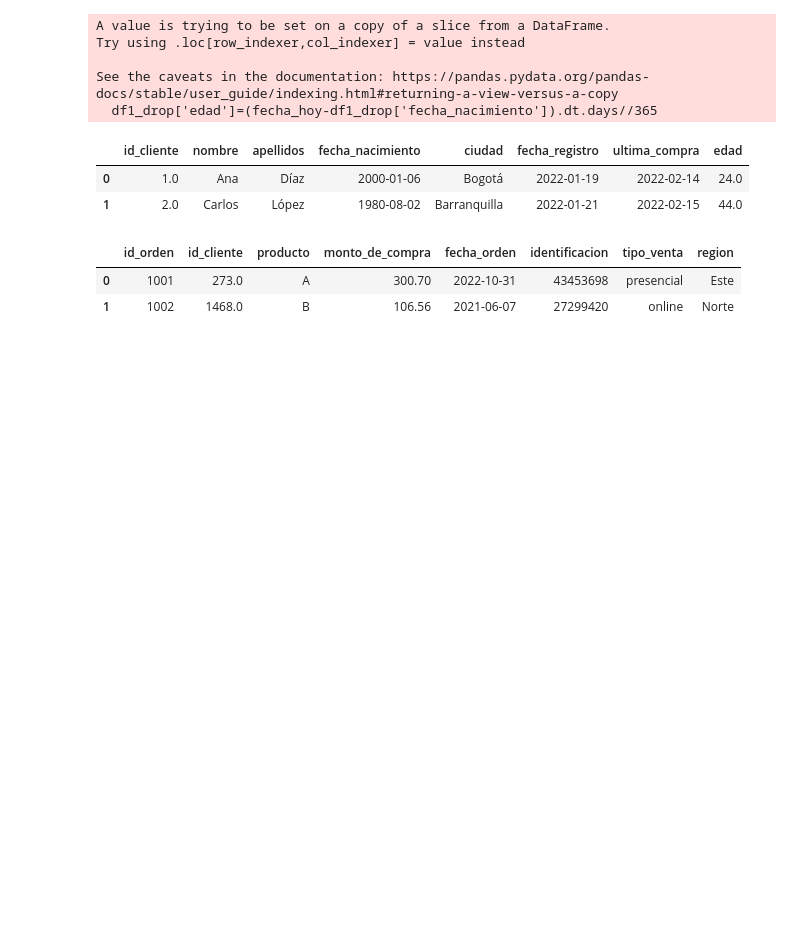
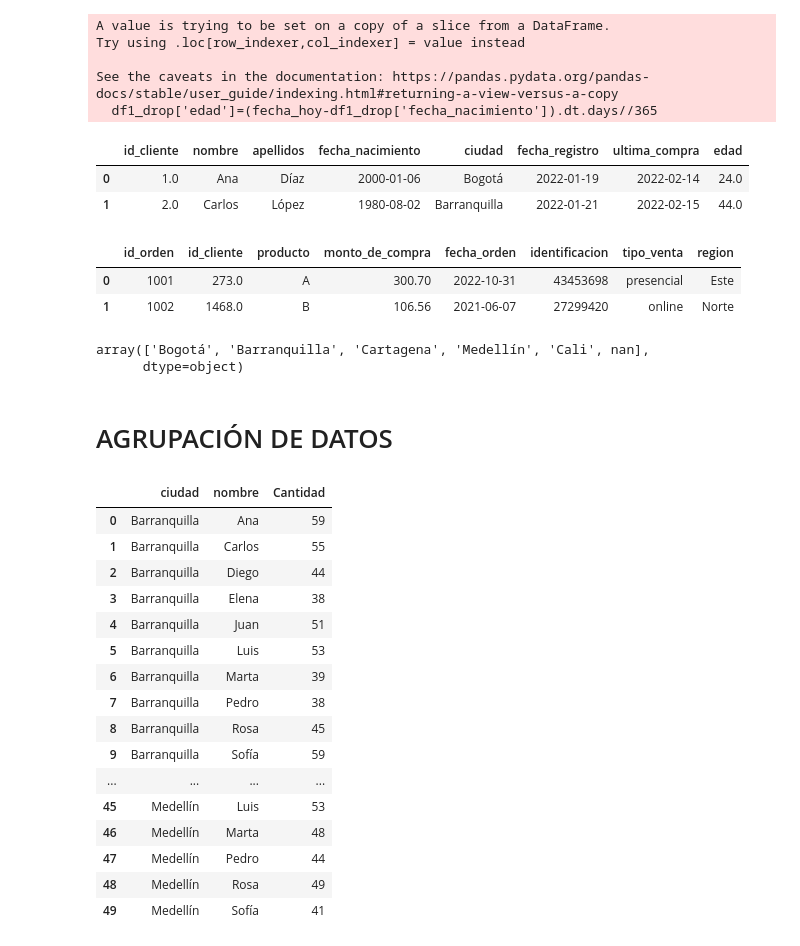
Before and after one commit to Juanesalamanca/INTRODUCCION, a Jupyter notebook: DatosExcel/Procesamiento de datos.ipynb, the cells around one changed output. Saved outputs shown, nothing was run; the diff lists cells and outputs as text; code cells hidden in the pictures; blank space fills up the shorter version.

```diff
--- a/DatosExcel/Procesamiento de datos.ipynb
+++ b/DatosExcel/Procesamiento de datos.ipynb
@@ -439,3 +439,31 @@ df2_drop.head(2)
 |  | id_orden | id_cliente | producto | monto_de_compra | fecha_orden | identificacion | tipo_venta | region |
 | 0 | 1001 | 273.0 | A | 300.70 | 2022-10-31 | 43453698 | presencial | Este |
 | 1 | 1002 | 1468.0 | B | 106.56 | 2021-06-07 | 27299420 | online | Norte |
+# %%
+df1_drop['ciudad'].unique()
+# %% [output]
+array(['Bogotá', 'Barranquilla', 'Cartagena', 'Medellín', 'Cali', nan],
+      dtype=object)
+# %% [markdown]
+# AGRUPACIÓN DE DATOS
+# %%
+grupo=df1_drop.groupby(['ciudad','nombre']).size().reset_index(name='Cantidad')
+grupo
+# %% [output]
+|  | ciudad | nombre | Cantidad |
+| 0 | Barranquilla | Ana | 59 |
+| 1 | Barranquilla | Carlos | 55 |
+| 2 | Barranquilla | Diego | 44 |
+| 3 | Barranquilla | Elena | 38 |
+| 4 | Barranquilla | Juan | 51 |
+| 5 | Barranquilla | Luis | 53 |
+| 6 | Barranquilla | Marta | 39 |
+| 7 | Barranquilla | Pedro | 38 |
+| 8 | Barranquilla | Rosa | 45 |
+| 9 | Barranquilla | Sofía | 59 |
+| ... | ... | ... | ... |
+| 45 | Medellín | Luis | 53 |
+| 46 | Medellín | Marta | 48 |
+| 47 | Medellín | Pedro | 44 |
+| 48 | Medellín | Rosa | 49 |
+| 49 | Medellín | Sofía | 41 |
```
Also changed, not shown: parts of 2 cells of this notebook.
